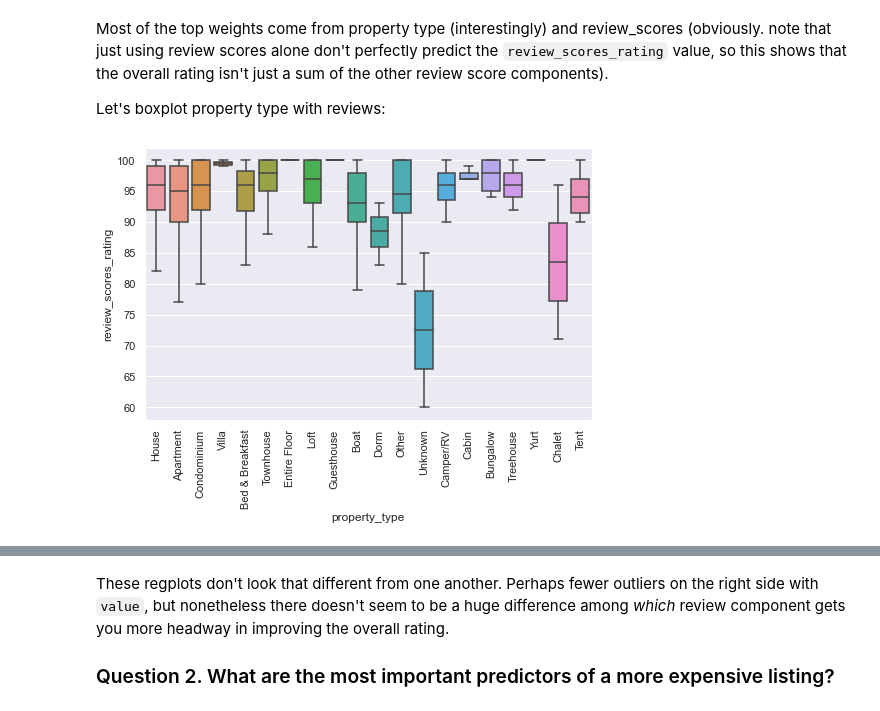
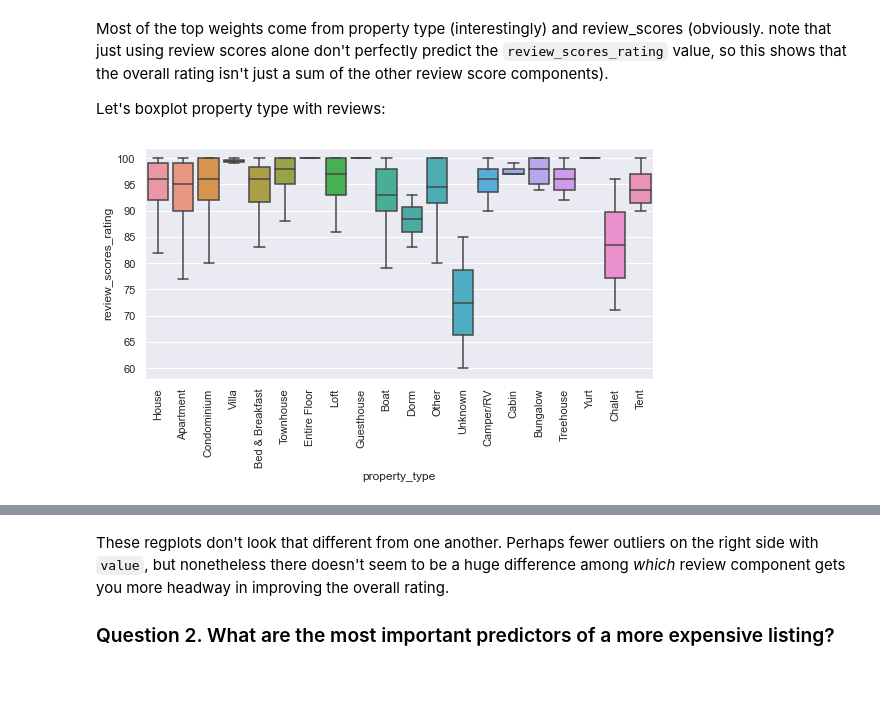
Before and after one commit to venknat/udacity-data-science, a Jupyter notebook: project1_blog_post/Udacity Making A Data Science Blog Post Project.ipynb, the cells around one changed output, grey strips where cells are left out. Drawn from its saved outputs; the diff is of its cells as text; code cells hidden in the pictures; blank space fills up the shorter version.

Commit message:
fix charts

```diff
--- a/project1_blog_post/Udacity Making A Data Science Blog Post Project.ipynb
+++ b/project1_blog_post/Udacity Making A Data Science Blog Post Project.ipynb
@@ -814,12 +814,13 @@ Let's boxplot property type with reviews:
 # %%
 sns.set(rc={'figure.figsize':(8,5)})
 listings_data['property_type'] = listings_data['property_type'].fillna('Unknown')
 plot = sns.boxplot(x='property_type', y='review_scores_rating', data=listings_data, showfliers=False)
 plot.set_xticklabels(plot.get_xticklabels(), rotation=90)
-plot.figure.savefig("property_review.png")
+plot.figure.savefig("property_review.png", bbox_inches="tight")
+plt.tight_layout()
 plt.show()
 # %% [output]
-[figure, old version]
+[figure, new version]
 # %%
 plot = sns.regplot(x='review_scores_value', y='review_scores_rating', data=listings_data, x_jitter=0.05)
 plot.figure.savefig("value_review.png")
```
Also changed, not shown: parts of 12 cells of this notebook.
